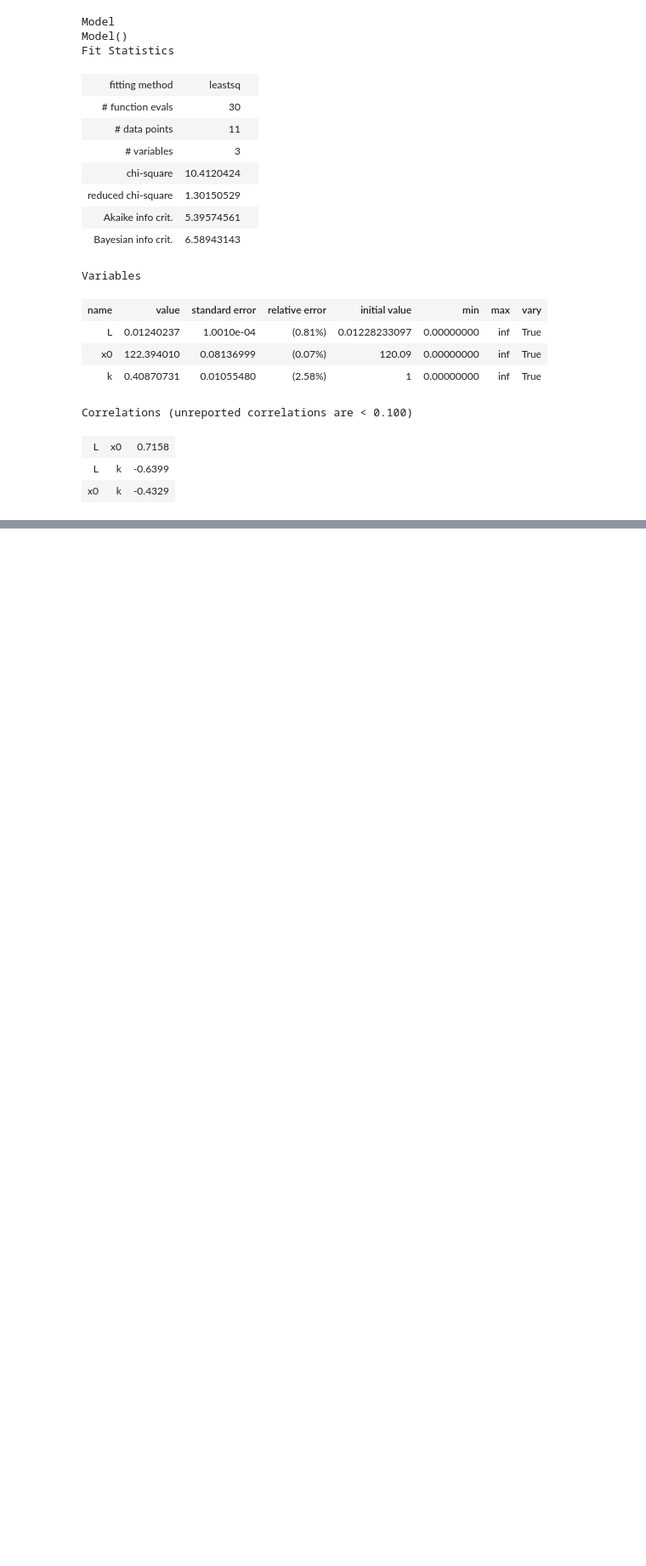
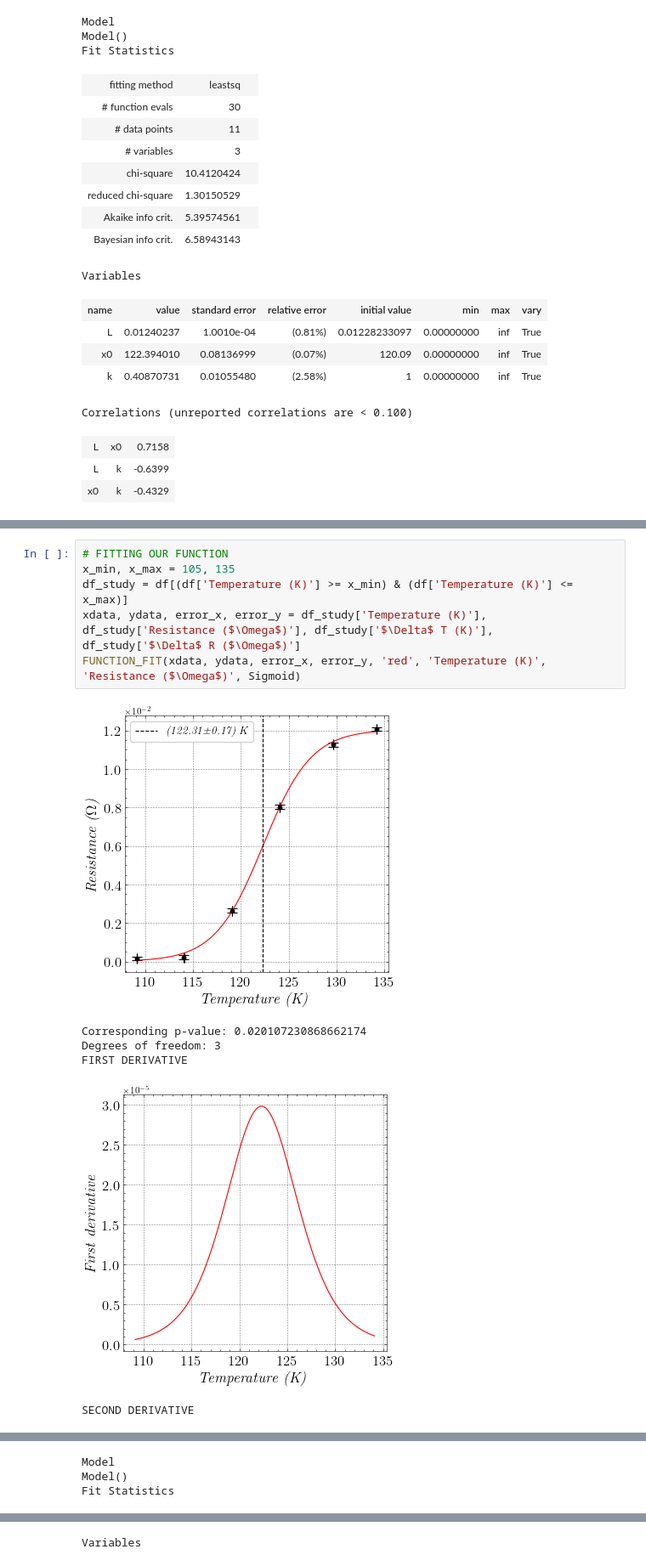
Before and after one commit to rvizarreta/AdvancedLab, a Jupyter notebook: 2. Superconductivity/week1.ipynb, the cells around one changed output, grey strips where cells are left out. Shown: that part at 85% size. Saved outputs shown, nothing was run; the diff lists cells and outputs as text; blank space fills up the shorter version.

```diff
--- a/2. Superconductivity/week1.ipynb
+++ b/2. Superconductivity/week1.ipynb
@@ -361,0 +416,13 @@ Correlations (unreported correlations are < 0.100)
+# %%
+# FITTING OUR FUNCTION
+x_min, x_max = 105, 135
+df_study = df[(df['Temperature (K)'] >= x_min) & (df['Temperature (K)'] <= x_max)]
+xdata, ydata, error_x, error_y = df_study['Temperature (K)'], df_study['Resistance ($\Omega$)'], df_study['$\Delta$ T (K)'], df_study['$\Delta$ R ($\Omega$)']
+FUNCTION_FIT(xdata, ydata, error_x, error_y, 'red', 'Temperature (K)', 'Resistance ($\Omega$)', Sigmoid)
+# %% [output]
+[figure, added]
+Corresponding p-value: 0.020107230868662174
+Degrees of freedom: 3
+FIRST DERIVATIVE
+[figure, added]
+SECOND DERIVATIVE
@@ -361,0 +430,3 @@ Correlations (unreported correlations are < 0.100)
+Model
+Model()
+Fit Statistics
@@ -361,0 +441 @@ Correlations (unreported correlations are < 0.100)
+Variables
```
Also changed, not shown: parts of 7 cells of this notebook, 16 other files.
